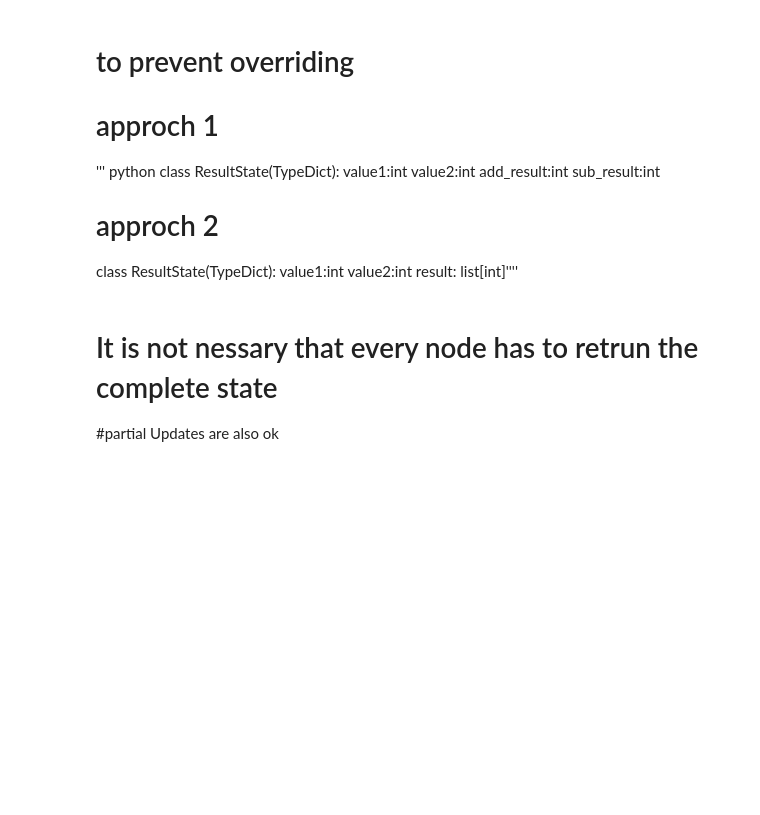
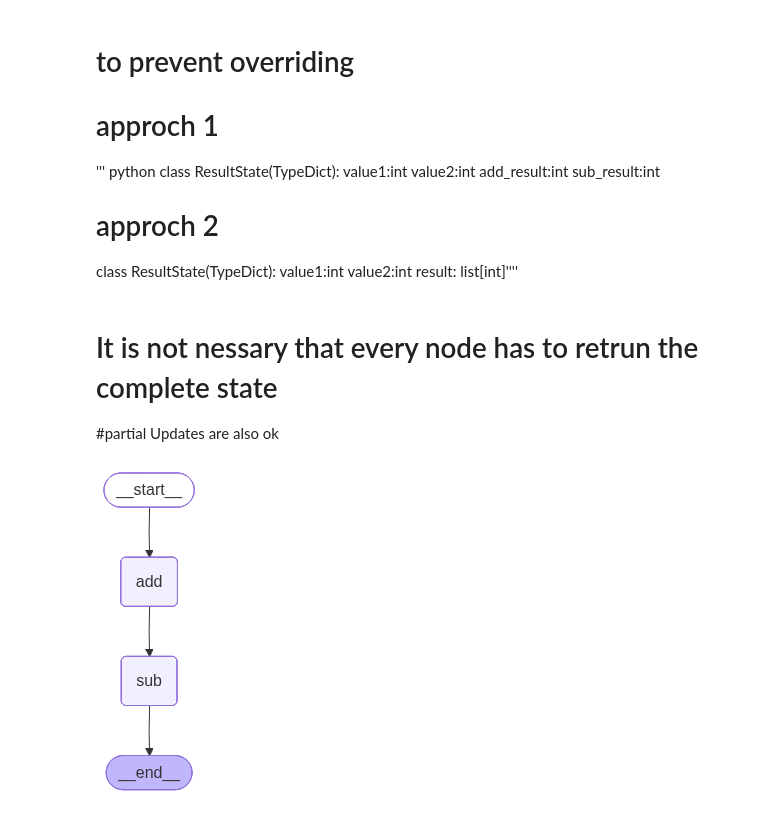
Before and after one commit to yagna/GenAIDevlopment, a Jupyter notebook: projects/history_langgraph/stats.ipynb, the cells around one changed output. Drawn from its saved outputs; the diff is of its cells as text; code cells hidden in the pictures; blank space fills up the shorter version.

```diff
--- a/projects/history_langgraph/stats.ipynb
+++ b/projects/history_langgraph/stats.ipynb
@@ -27,0 +31,5 @@ graph = state_graph.compile()
+# %%
+
+state = ResultState(value1 = 10, value2= 3)
+result = graph.invoke(state)
+print(result)
@@ -59,0 +87,13 @@ def sub(state:ResultState) -> ResultState:
+# %%
+state_graph =  StateGraph(ResultStateIndividual)
+#state_graph.add_node(START,'add')
+state_graph.add_node('add',add)
+state_graph.add_node('sub',sub)
+state_graph.set_entry_point('add')
+state_graph.add_edge('add','sub')
+state_graph.set_finish_point('sub')
+graph = state_graph.compile()
+
+draw_graph(graph)
+# %% [output]
+[figure, added]
```
Also changed, not shown: parts of 10 cells of this notebook, 51 other files.
